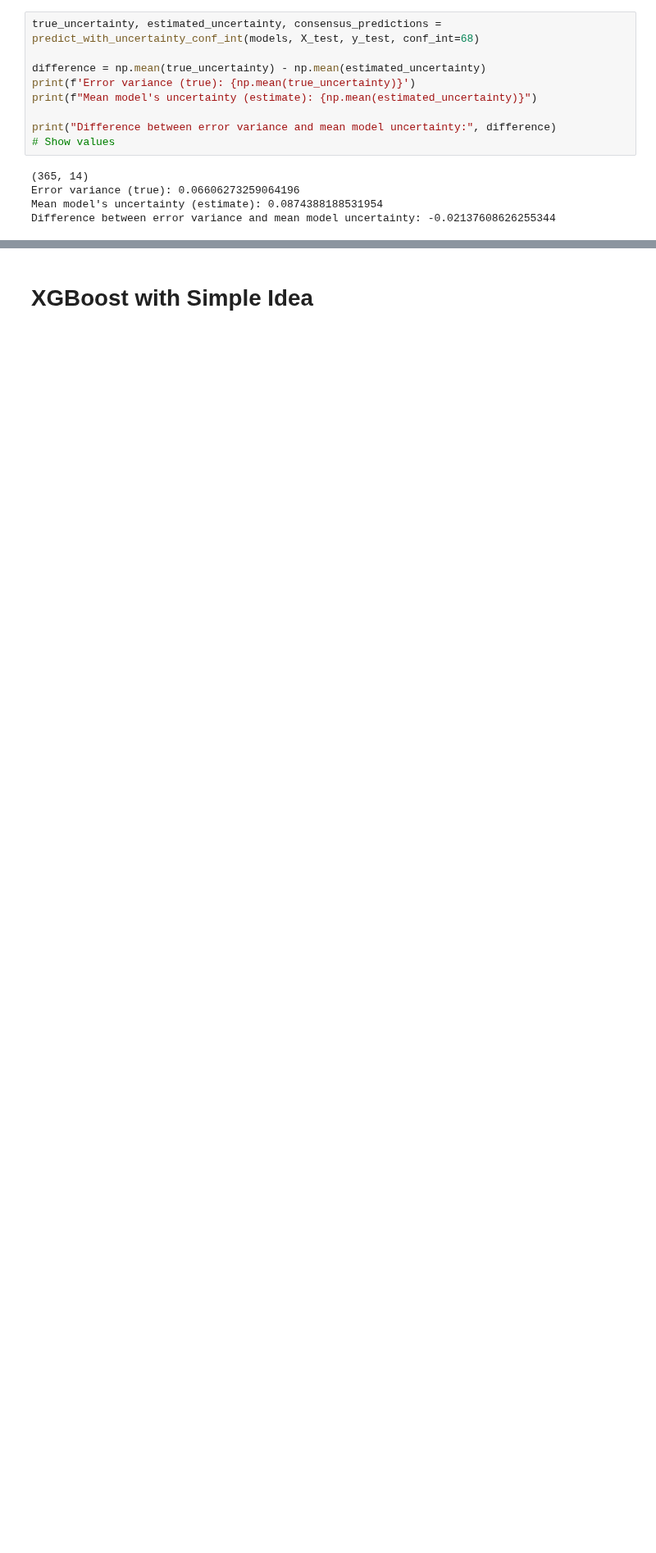
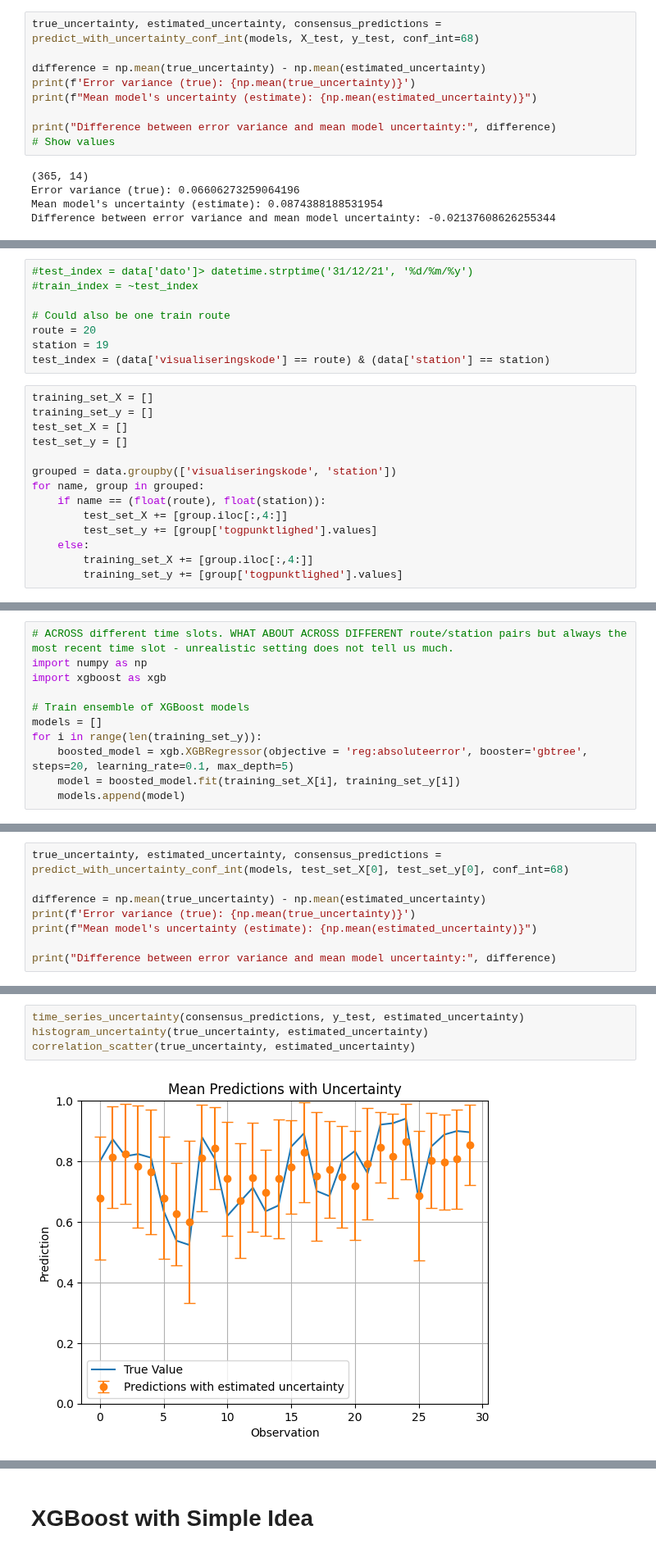
Before and after one commit to clarachristiansen/Bachelor_project, a Jupyter notebook: Uncertainty_quantification.ipynb, the cells around one changed output, grey strips where cells are left out. Shown at 82% size. Drawn from its saved outputs; the diff is of its cells as text; blank space fills up the shorter version.

Commit message:
TLS implemented + trained on each route/station pair tested on last one.

```diff
--- a/Uncertainty_quantification.ipynb
+++ b/Uncertainty_quantification.ipynb
@@ -207,0 +252,22 @@ Regression line: y = 2.83x + -0.03
+# %%
+#test_index = data['dato']> datetime.strptime('31/12/21', '%d/%m/%y')
+#train_index = ~test_index
+
+# Could also be one train route
+route = 20
+station = 19
+test_index = (data['visualiseringskode'] == route) & (data['station'] == station)
+# %%
+training_set_X = []
+training_set_y = []
+test_set_X = []
+test_set_y = []
+
+grouped = data.groupby(['visualiseringskode', 'station'])
+for name, group in grouped:
+    if name == (float(route), float(station)):
+        test_set_X += [group.iloc[:,4:]]
+        test_set_y += [group['togpunktlighed'].values]
+    else:
+        training_set_X += [group.iloc[:,4:]]
+        training_set_y += [group['togpunktlighed'].values]
@@ -207,0 +278,11 @@ Regression line: y = 2.83x + -0.03
+# %%
+# ACROSS different time slots. WHAT ABOUT ACROSS DIFFERENT route/station pairs but always the most recent time slot - unrealistic setting does not tell us much.
+import numpy as np
+import xgboost as xgb
+
+# Train ensemble of XGBoost models
+models = []
+for i in range(len(training_set_y)):
+    boosted_model = xgb.XGBRegressor(objective = 'reg:absoluteerror', booster='gbtree', steps=20, learning_rate=0.1, max_depth=5)
+    model = boosted_model.fit(training_set_X[i], training_set_y[i])
+    models.append(model)
@@ -207,0 +311,8 @@ Regression line: y = 2.83x + -0.03
+# %%
+true_uncertainty, estimated_uncertainty, consensus_predictions = predict_with_uncertainty_conf_int(models, test_set_X[0], test_set_y[0], conf_int=68)
+
+difference = np.mean(true_uncertainty) - np.mean(estimated_uncertainty)
+print(f'Error variance (true): {np.mean(true_uncertainty)}')
+print(f"Mean model's uncertainty (estimate): {np.mean(estimated_uncertainty)}")
+
+print("Difference between error variance and mean model uncertainty:", difference)
@@ -207,0 +324,6 @@ Regression line: y = 2.83x + -0.03
+# %%
+time_series_uncertainty(consensus_predictions, y_test, estimated_uncertainty)
+histogram_uncertainty(true_uncertainty, estimated_uncertainty)
+correlation_scatter(true_uncertainty, estimated_uncertainty)
+# %% [output]
+[figure, added]
```
Also changed, not shown: parts of 12 cells of this notebook.
